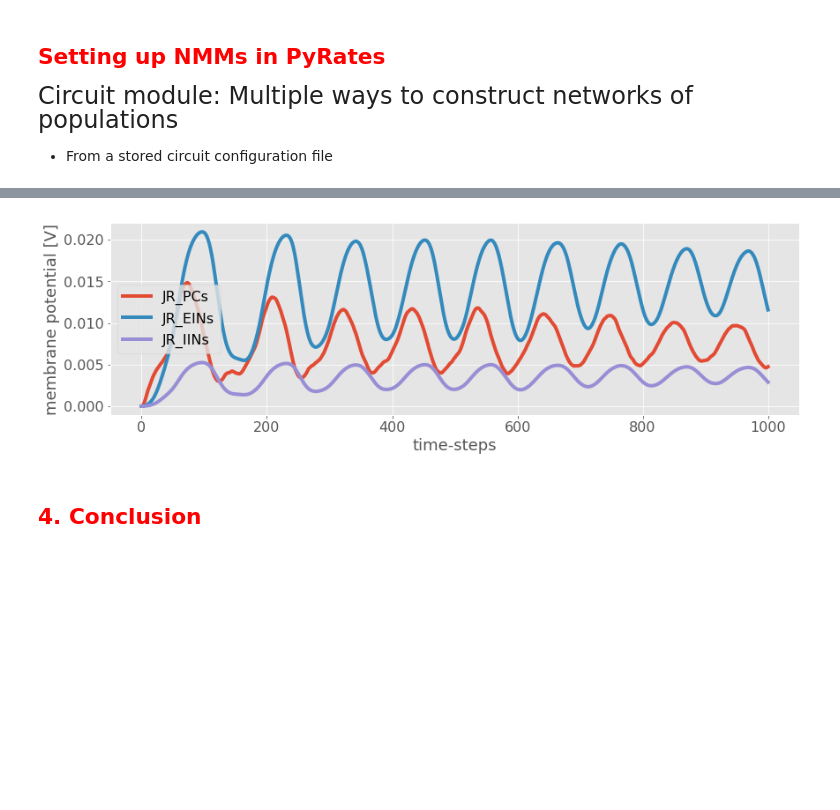
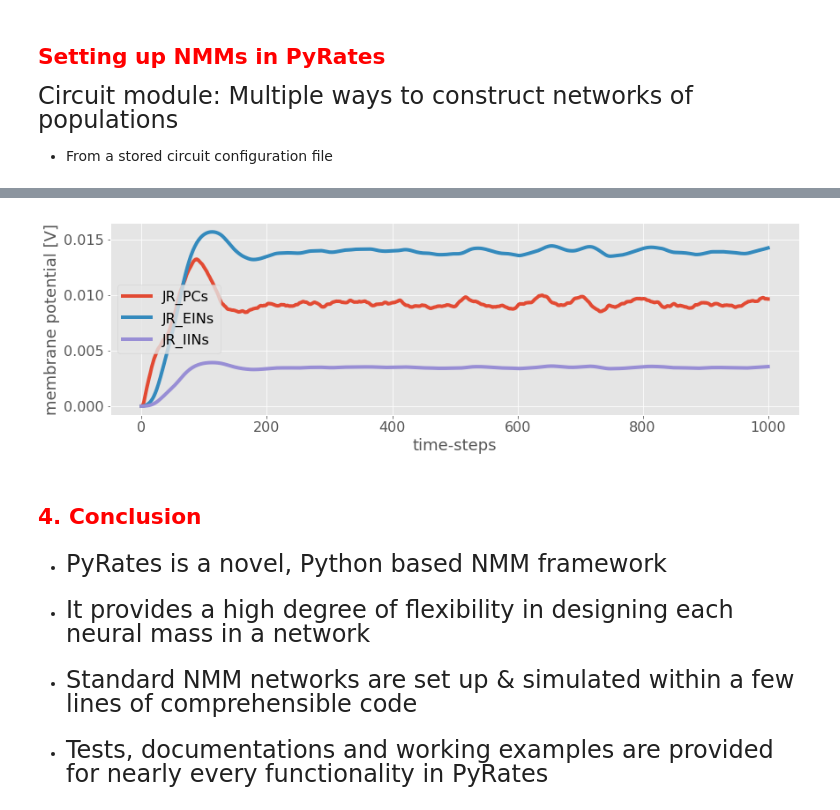
Before and after one commit to pyrates-neuroscience/PyRates, a Jupyter notebook: documentation/PyRates_Biosignale_2018.ipynb, the cells around one changed output, grey strips where cells are left out. Drawn from its saved outputs; the diff is of its cells as text; code cells hidden in the pictures; blank space fills up the shorter version.

```diff
--- a/documentation/PyRates_Biosignale_2018.ipynb
+++ b/documentation/PyRates_Biosignale_2018.ipynb
@@ -222,19 +232,27 @@ jrc5 = construct_circuit_from_file('../tests/resources/test_4_1_JR_alpha.json')
 # %%
 from core.circuit import JansenRitCircuit
 
 step_size=1e-3
 #synapse_params = [{'tau': 3e-3, 'efficacy': 3.25e-3 * (10e-3 / 3e-3)}, {'tau': 3e-3, 'efficacy': -22e-3 * (20e-3 / 3e-3)}]
-circuit = JansenRitCircuit(step_size=step_size, connectivity_scaling=135., synapse_params=None)
+circuit = JansenRitCircuit(step_size=step_size, connectivity_scaling=100., synapse_params=None)
 
 simulation_time = 1.
 synaptic_input = np.zeros((int(simulation_time / step_size), 3, 2))
 synaptic_input[:, 0, 0] = np.random.uniform(120, 320, int(simulation_time / step_size))
 
 circuit.run(synaptic_input, simulation_time)
 fig, axes = plt.subplots(figsize=(14, 4))
 axes = circuit.plot_population_states(create_plot=False, axes=axes)
 # %% [output]
-[figure, old version]
+[figure, new version]
 # %% [markdown]
 <font color="red">4. Conclusion
 -------------------------------
+# %% [markdown]
+* <font size=5>PyRates is a novel, Python based NMM framework
+# %% [markdown]
+* <font size=5>It provides a high degree of flexibility in designing each neural mass in a network
+# %% [markdown]
+* <font size=5>Standard NMM networks are set up & simulated within a few lines of comprehensible code
+# %% [markdown]
+* <font size=5>Tests, documentations and working examples are provided for nearly every functionality in PyRates
```
Also changed, not shown: parts of 24 cells of this notebook, 10 other files.
